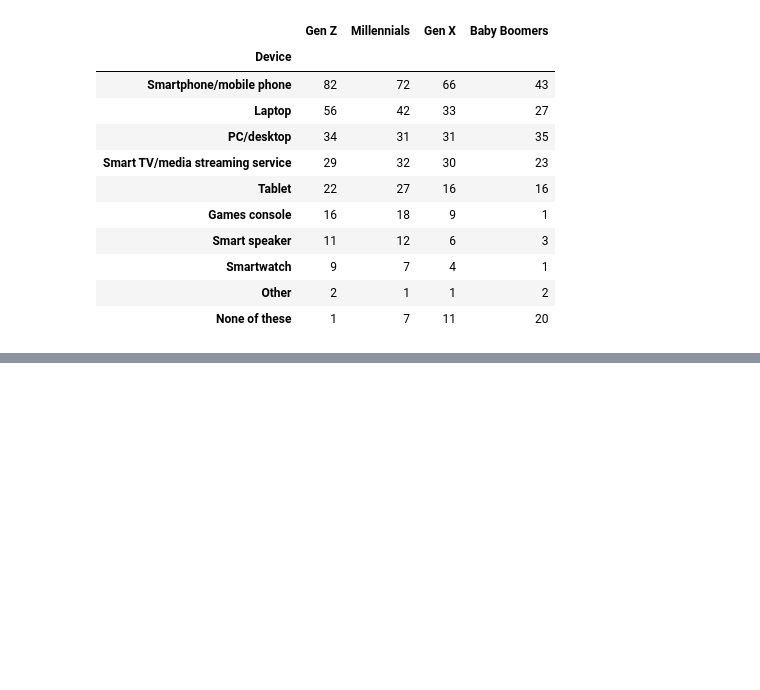
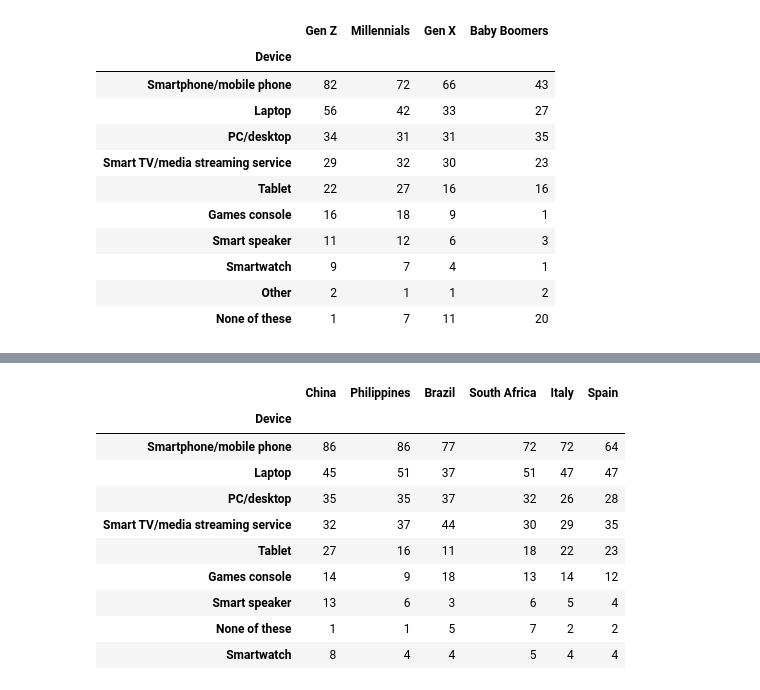
Before and after one commit to newb-dev-1008/CoVID_Entertainment_Impact, a Jupyter notebook: Entertainment_during_CoVID_19.ipynb, the cells around one changed output, grey strips where cells are left out. Drawn from its saved outputs; the diff is of its cells as text; code cells hidden in the pictures; blank space fills up the shorter version.

```diff
--- a/Entertainment_during_CoVID_19.ipynb
+++ b/Entertainment_during_CoVID_19.ipynb
@@ -506,0 +528,17 @@ dev_usage_country
+# %%
+high_usage_countries = highest_usage_countries(dev_usage_country)
+
+req_dev_usage_countries = dev_usage_country[highest_usage_countries]
+req_dev_usage_countries
+# %% [output]
+|  | China | Philippines | Brazil | South Africa | Italy | Spain |
+| Device |  |  |  |  |  |  |
+| Smartphone/mobile phone | 86 | 86 | 77 | 72 | 72 | 64 |
+| Laptop | 45 | 51 | 37 | 51 | 47 | 47 |
+| PC/desktop | 35 | 35 | 37 | 32 | 26 | 28 |
+| Smart TV/media streaming service | 32 | 37 | 44 | 30 | 29 | 35 |
+| Tablet | 27 | 16 | 11 | 18 | 22 | 23 |
+| Games console | 14 | 9 | 18 | 13 | 14 | 12 |
+| Smart speaker | 13 | 6 | 3 | 6 | 5 | 4 |
+| None of these | 1 | 1 | 5 | 7 | 2 | 2 |
+| Smartwatch | 8 | 4 | 4 | 5 | 4 | 4 |
```
Also changed, not shown: parts of 5 cells of this notebook.
